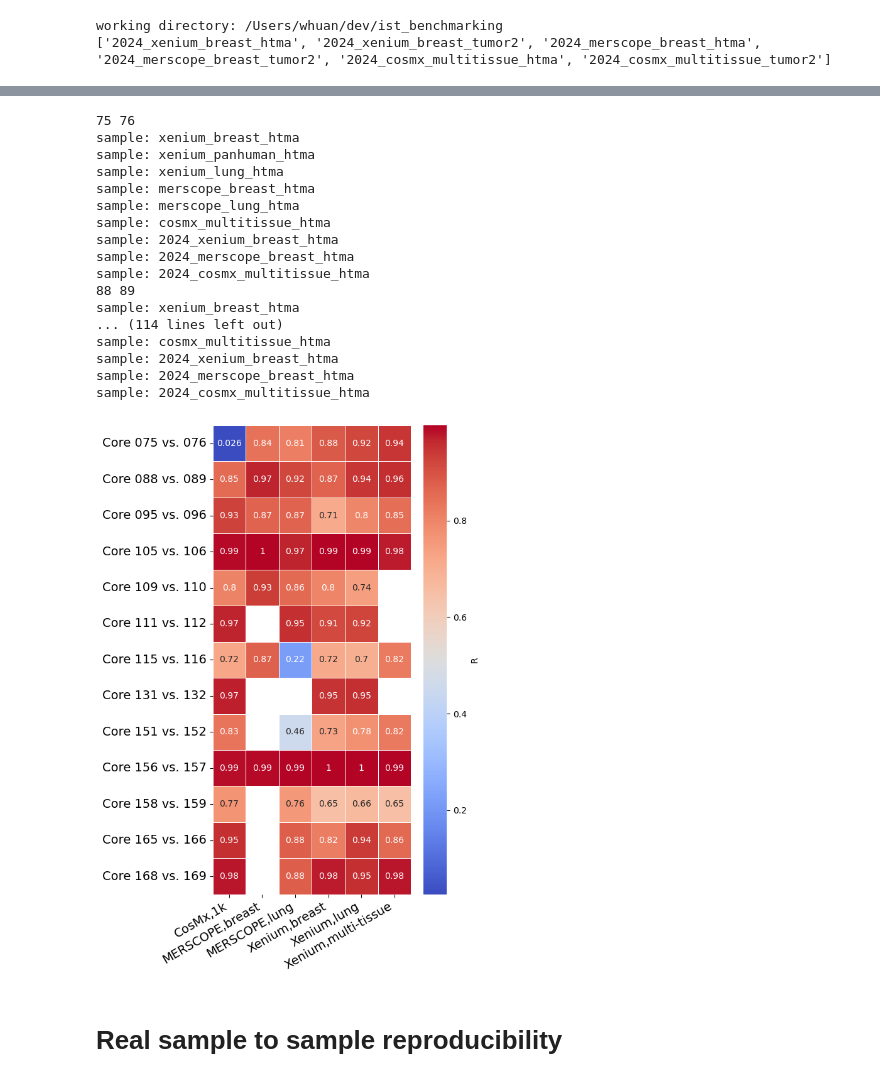
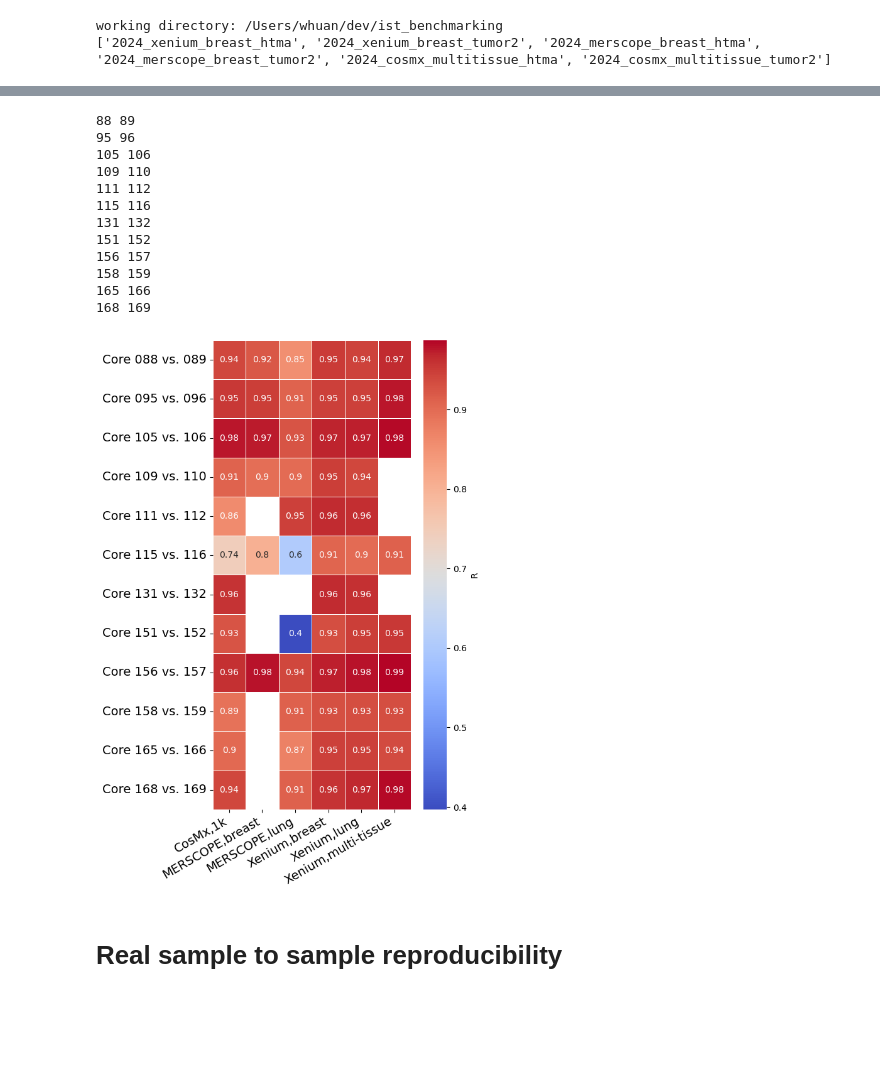
Before and after one commit to broadinstitute/ist_benchmarking, a Jupyter notebook: 03_gene_by_gene_plot.ipynb, the cells around one changed output, grey strips where cells are left out. Cells and saved outputs as stored; diff of their text form; code cells hidden in the pictures; blank space fills up the shorter version.

```diff
--- a/03_gene_by_gene_plot.ipynb
+++ b/03_gene_by_gene_plot.ipynb
@@ -354,8 +435,7 @@ rs = []
 sams = []
 core_ps = []
 
-for core_pair in [[75, 76],
-                [88, 89],
+for core_pair in [[88, 89],
                 [95, 96],
                 [105, 106],
                 [109, 110],
@@ -378,77 +458,72 @@ for core_pair in [[75, 76],
     for sample in SAMPLES[::2]:
 
         try:
-            print (f'sample: {sample}')
+            # print (f'sample: {sample}')
             df_t = pd.read_csv(f'{wd}/data/gene_level_csv/gene_level_csv_{sample}.csv')
             df_t = correct_tissue_names(sample, df_t)
             # Reindex normal tissue cores
             df_t['core'] += (300 if 'tumor2' in sample else 0) + (200 if 'normal' in sample else 0)
             # Consolidate tissue type
 
             platform_panel = CORRECT_PLATFORM_PANEL['_'.join(sample.split('_')[:2])]
 
             df_core_1 = df_t.loc[df_t['core']==core_1][['gene','tissue_type','count']]
             df_core_1 = df_core_1.rename(columns={'count':f'Core_{core_1}'})
             df_core_2 = df_t.loc[df_t['core']==core_2][['gene','count']]
             df_core_2 = df_core_2.rename(columns={'count':f'Core_{core_2}'})
             df_core_pair = pd.merge(df_core_1, df_core_2, on='gene', how='inner')
             df_core_pair['fold'] = df_core_pair.apply(lambda row: round(row[f'Core_{core_1}'] /row[f'Core_{core_2}']), axis=1)
-            r, p = sp.stats.pearsonr(x=df_core_pair[f'Core_{core_1}'], y=df_core_pair[f'Core_{core_2}'])
+            r, p = sp.stats.spearmanr(df_core_pair[f'Core_{core_1}'], df_core_pair[f'Core_{core_2}'])
             p = '< 0.0001' if p < 0.0001 else round(p, 7)
             rs.append(round(r,3))
             core_ps.append(f'Core {str(core_1).zfill(3)} vs. {str(core_2).zfill(3)}')
             sams.append(sample.upper())
         except:
             continue
 
 
 df = pd.DataFrame({'Sample':sams, 'Core Pair':core_ps, 'Correlation':rs})
 df['Platform_Panel'] = df['Sample'].apply(lambda x: f"{x.split('_')[0]}_{x.split('_')[1]}")
 df = correct_platform_panel(df, 'Platform_Panel')
 df_plot = df.copy()
 df_plot = df_plot.sort_values(by=['Core Pair'])
 df_plot = df_plot.pivot(index='Platform_Panel', columns='Core Pair', values='Correlation')
+
+
+# Create the heatmap with annotations
+plt.figure(figsize=(6, 9))
+g = sns.heatmap(df_plot.T, annot=True, cmap='coolwarm', linewidths=0.5,cbar_kws={'label': 'R'})
+cbar = g.collections[0].colorbar
+cbar.ax.set_position([0.6, 0.1, 0.1, 0.77]) #
+# cbar.ax.set_ylabel(f"{' '.join(metric.split('_')).capitalize()} per cell across tissue types by platform x panel", rotation=270, labelpad=20, fontsize=16)
+plt.xlabel('')
+plt.ylabel('')
+
+fontsize=14
+xlabels = g.get_xticklabels()
+g.set_xticklabels(xlabels, fontsize=fontsize, rotation=30, ha="right")
+
+ylabels = g.get_yticklabels()
+g.set_yticklabels(ylabels, fontsize=fontsize)
+
+plt.tight_layout()
+plt.savefig(f'{wd}/figures/Fig_1/supp_1_heatmap_of_core_reproducibility.png', dpi=250, transparent=True)
+plt.savefig(f'{wd}/figures/Fig_1/supp_1_heatmap_of_core_reproducibility.eps', dpi=250, transparent=True)
+plt.show()
 # %% [output]
-75 76
-sample: xenium_breast_htma
-sample: xenium_panhuman_htma
-sample: xenium_lung_htma
-sample: merscope_breast_htma
-sample: merscope_lung_htma
-sample: cosmx_multitissue_htma
-sample: 2024_xenium_breast_htma
-sample: 2024_merscope_breast_htma
-sample: 2024_cosmx_multitissue_htma
 88 89
-sample: xenium_breast_htma
-... (114 lines left out)
-sample: cosmx_multitissue_htma
-sample: 2024_xenium_breast_htma
-sample: 2024_merscope_breast_htma
-sample: 2024_cosmx_multitissue_htma
+95 96
+105 106
+109 110
+111 112
+115 116
+131 132
+151 152
+156 157
+158 159
+165 166
+168 169
+[figure, added]
-# %%
-# Create the heatmap with annotations
-plt.figure(figsize=(6, 9))
-g = sns.heatmap(df_plot.T, annot=True, cmap='coolwarm', linewidths=0.5,cbar_kws={'label': 'R'})
-cbar = g.collections[0].colorbar
-cbar.ax.set_position([0.6, 0.1, 0.1, 0.77]) #
-# cbar.ax.set_ylabel(f"{' '.join(metric.split('_')).capitalize()} per cell across tissue types by platform x panel", rotation=270, labelpad=20, fontsize=16)
-plt.xlabel('')
-plt.ylabel('')
-
-fontsize=14
-xlabels = g.get_xticklabels()
-g.set_xticklabels(xlabels, fontsize=fontsize, rotation=30, ha="right")
-
-ylabels = g.get_yticklabels()
-g.set_yticklabels(ylabels, fontsize=fontsize)
-
-plt.tight_layout()
-plt.savefig(f'{wd}/figures/Fig_1/supp_1_heatmap_of_core_reproducibility.png', dpi=250)
-plt.savefig(f'{wd}/figures/Fig_1/supp_1_heatmap_of_core_reproducibility.eps', dpi=250)
-plt.show()
-# %% [output]
-[figure, removed]
 # %% [markdown]
 # Real sample to sample reproducibility
 # %%
```
Also changed, not shown: parts of 15 cells of this notebook.
